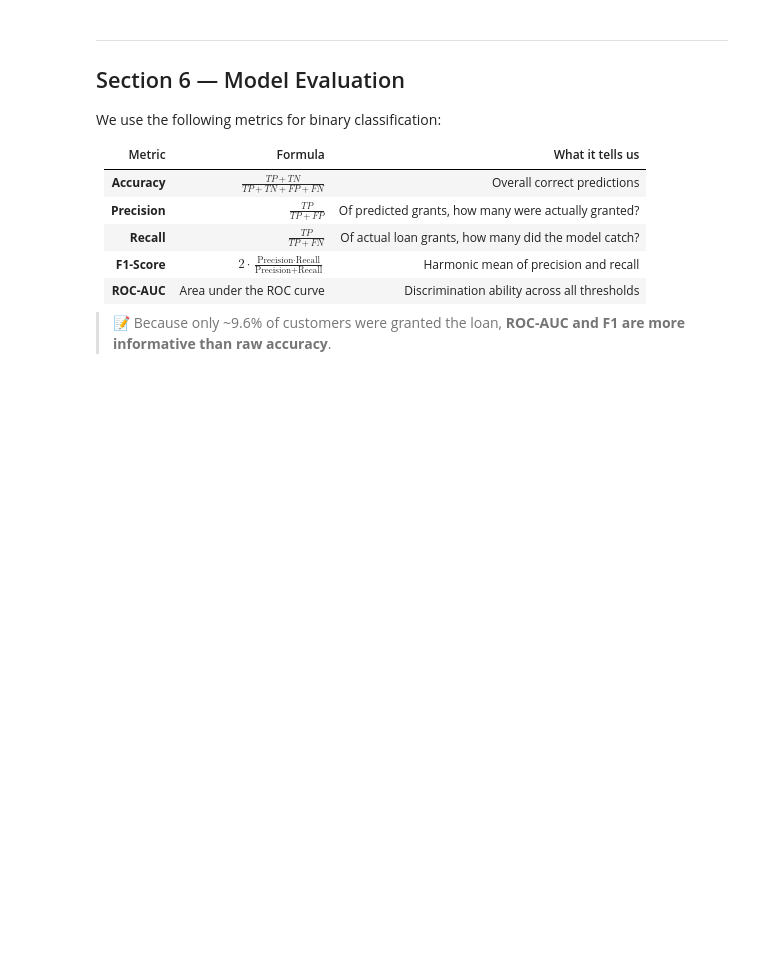
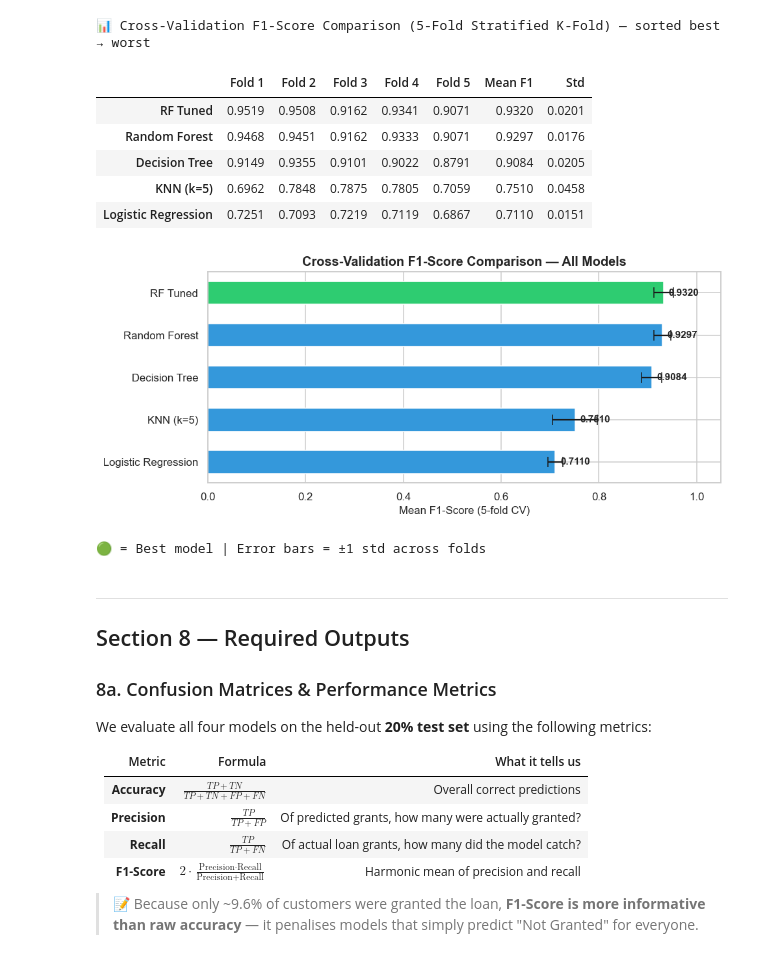
Before and after one commit to eiadoumer/BDA_401_ML, a Jupyter notebook: BankLoan_ML_Analysis.ipynb, the cells around one changed output. Cells and saved outputs as stored; diff of their text form; code cells hidden in the pictures; blank space fills up the shorter version.

```diff
--- a/BankLoan_ML_Analysis.ipynb
+++ b/BankLoan_ML_Analysis.ipynb
@@ -278,8 +493,67 @@ print("\n✅  Model saved to rf_model.pkl")
+# %%
+# ── CV Comparison Table — all models ─────────────────────────────────────────
+cv_table = pd.DataFrame(
+    {name: scores for name, scores in cv_summary.items()},
+    index=[f"Fold {i+1}" for i in range(5)]
+).T
+cv_table["Mean F1"] = cv_table.mean(axis=1)
+cv_table["Std"]     = cv_table.iloc[:, :5].std(axis=1)
+cv_table = cv_table.sort_values("Mean F1", ascending=False)
+
+# ── Styled table ──────────────────────────────────────────────────────────────
+display(
+    cv_table.style
+    .format("{:.4f}")
+    .highlight_max(subset=["Mean F1"], color="#c8f7c5")
+    .highlight_min(subset=["Mean F1"], color="#f7c8c8")
+    .set_caption("📊  Cross-Validation F1-Score Comparison (5-Fold Stratified K-Fold) — sorted best → worst")
+    .set_table_styles([
+        {"selector": "caption",
+         "props": [("font-size", "14px"), ("font-weight", "bold"),
+                   ("text-align", "left"), ("padding", "8px 0")]},
+        {"selector": "th",
+         "props": [("background-color", "#2c3e50"), ("color", "white"),
+                   ("font-size", "12px"), ("padding", "6px 10px")]},
+        {"selector": "td",
+         "props": [("font-size", "12px"), ("padding", "5px 10px")]},
+    ])
+)
+
+# ── Bar chart — CV Mean F1 ────────────────────────────────────────────────────
+fig_cv, ax_cv = plt.subplots(figsize=(9, 4))
+means  = cv_table["Mean F1"]
+stds   = cv_table["Std"]
+colors = ["#2ecc71" if m == means.max() else "#3498db" for m in means]
+
+bars = ax_cv.barh(means.index[::-1], means.values[::-1], xerr=stds.values[::-1],
+                  color=colors[::-1], capsize=5, height=0.55)
+ax_cv.set_xlabel("Mean F1-Score (5-fold CV)", fontsize=11)
+ax_cv.set_title("Cross-Validation F1-Score Comparison — All Models",
+                fontweight="bold", fontsize=13)
+ax_cv.set_xlim(0, 1.05)
+for bar, val in zip(bars, means.values[::-1]):
+    ax_cv.text(bar.get_width() + 0.01, bar.get_y() + bar.get_height()/2,
+               f"{val:.4f}", va="center", fontsize=10, fontweight="bold")
+plt.tight_layout()
+plt.show()
+print("🟢 = Best model | Error bars = ±1 std across folds")
+# %% [output]
+📊 Cross-Validation F1-Score Comparison (5-Fold Stratified K-Fold) — sorted best → worst
+|  | Fold 1 | Fold 2 | Fold 3 | Fold 4 | Fold 5 | Mean F1 | Std |
+| RF Tuned | 0.9519 | 0.9508 | 0.9162 | 0.9341 | 0.9071 | 0.9320 | 0.0201 |
+| Random Forest | 0.9468 | 0.9451 | 0.9162 | 0.9333 | 0.9071 | 0.9297 | 0.0176 |
+| Decision Tree | 0.9149 | 0.9355 | 0.9101 | 0.9022 | 0.8791 | 0.9084 | 0.0205 |
+| KNN (k=5) | 0.6962 | 0.7848 | 0.7875 | 0.7805 | 0.7059 | 0.7510 | 0.0458 |
+| Logistic Regression | 0.7251 | 0.7093 | 0.7219 | 0.7119 | 0.6867 | 0.7110 | 0.0151 |
+[figure, added]
+🟢 = Best model | Error bars = ±1 std across folds
 # %% [markdown]
 ---
-## Section 6 — Model Evaluation
+## Section 8 — Required Outputs
 
-We use the following metrics for binary classification:
+### 8a. Confusion Matrices & Performance Metrics
+
+We evaluate all four models on the held-out **20% test set** using the following metrics:
 
 | Metric | Formula | What it tells us |
 |--------|---------|-----------------|
@@ -287,7 +561,6 @@ We use the following metrics for binary classification:
 | **Precision** | $\frac{TP}{TP+FP}$ | Of predicted grants, how many were actually granted? |
 | **Recall** | $\frac{TP}{TP+FN}$ | Of actual loan grants, how many did the model catch? |
 | **F1-Score** | $2 \cdot \frac{\text{Precision} \cdot \text{Recall}}{\text{Precision} + \text{Recall}}$ | Harmonic mean of precision and recall |
-| **ROC-AUC** | Area under the ROC curve | Discrimination ability across all thresholds |
 
-> 📝 Because only ~9.6% of customers were granted the loan, **ROC-AUC and F1 are more informative than raw accuracy**.
+> 📝 Because only ~9.6% of customers were granted the loan, **F1-Score is more informative than raw accuracy** — it penalises models that simply predict "Not Granted" for everyone.
 # %%
```
Also changed, not shown: parts of 28 cells of this notebook, 5 other files.
